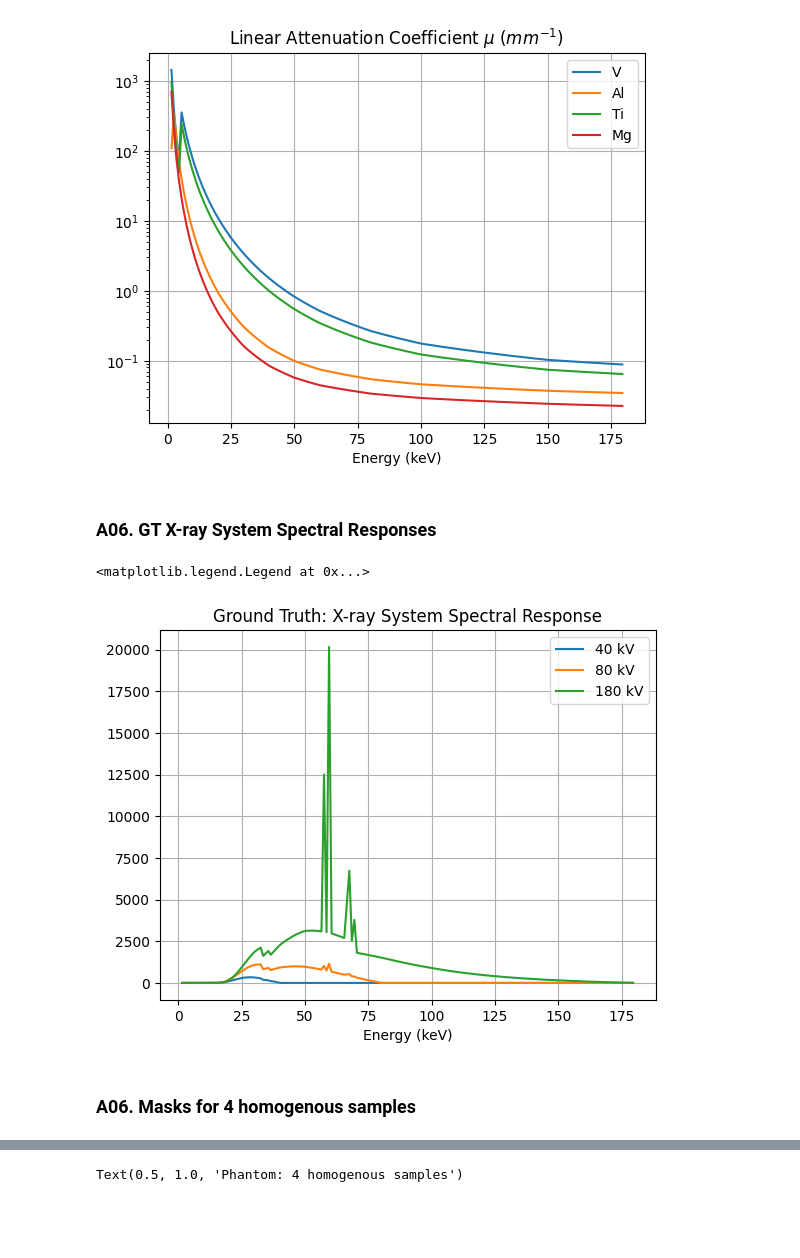
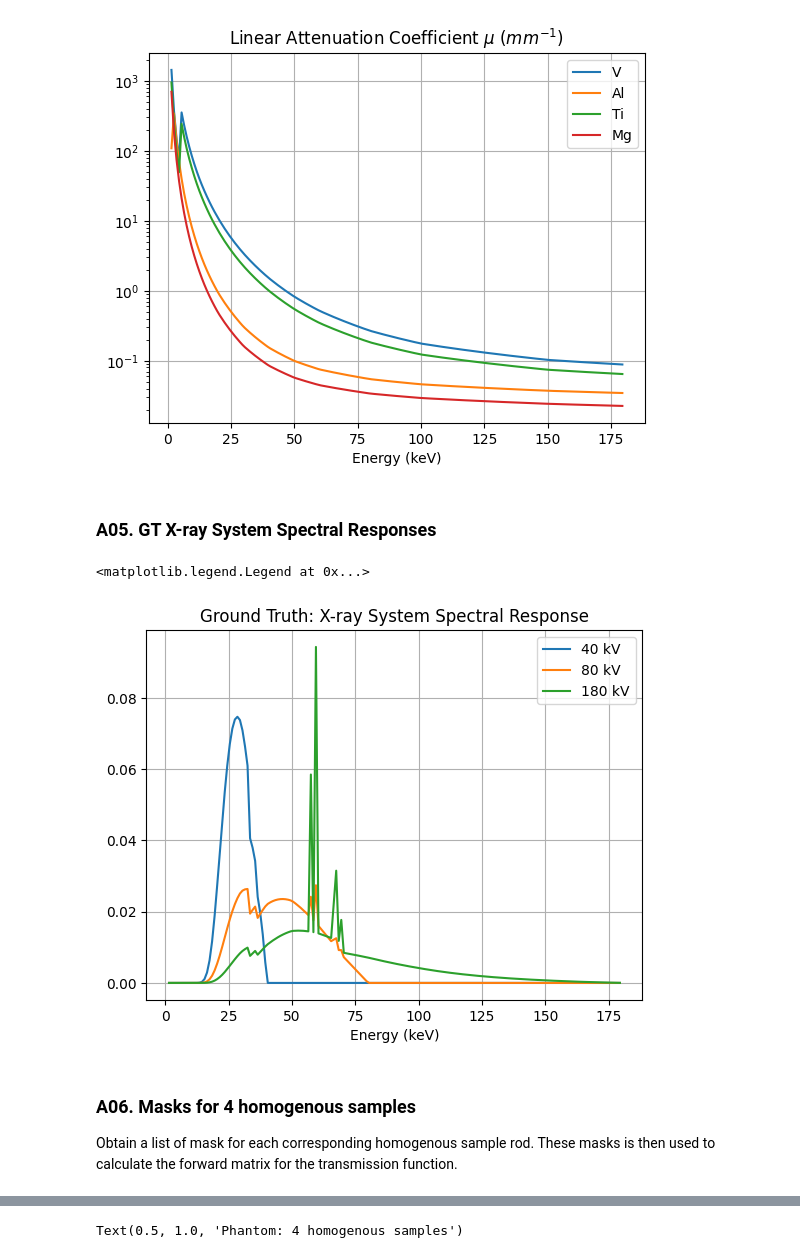
Before and after one commit to cabouman/xcal, a Jupyter notebook: examples/T01_MBSC_LEAP_RS_3Volt_1Filter_1Detector_4Sample.ipynb, the cells around one changed output, grey strips where cells are left out. Cells and saved outputs as stored; diff of their text form; code cells hidden in the pictures; blank space fills up the shorter version.

```diff
--- a/examples/T01_MBSC_LEAP_RS_3Volt_1Filter_1Detector_4Sample.ipynb
+++ b/examples/T01_MBSC_LEAP_RS_3Volt_1Filter_1Detector_4Sample.ipynb
@@ -54,28 +53,27 @@ import matplotlib.pyplot as plt
 
 max_simkV = 180 # keV
 takeoff_angle = 13 # degree
-voltage_list = [40, 80, 180]
-mas_list = [0.1,0.1,0.1]
+voltage_list = [40, 80, 180] # keV
+mas_list = [0.01,0.01,0.01] # Milliampere-seconds
 
-fltr_mat = 'Al'
-fltr_th = 3 # mm
+fltr_mat = 'Al' # filter material
+fltr_th = 3 # filter thickness in mm
 
-det_mat = 'CsI'
-det_density = 4.51 # g/cm^3
-det_th = 0.33 # mm
+det_mat = 'CsI' # scintillator material
+det_density = 4.51 # scintillator density g/cm^3
+det_th = 0.33 # scintillator thickness in mm
 
 sample_mats = ['V', 'Al', 'Ti', 'Mg']
-sample_h = 0.2 # mm
-sample_diameter = 0.5 # mm
+sample_radius = 0.5 # sample diameter in mm
 
 
 ct_info = {
     "Geometry": "Cone",
-    "SOD": 8,
-    "SDD": 15,
+    "SOD": 8, # mm
+    "SDD": 15,# mm
     "psize": [0.01875, 0.01875],  # Width and height in mm
     "rsize": [0.01, 0.01],
-    "Resolution": [50, 512],     # Rows and columns
+    "shape": [50, 512],     # Rows and columns
     "NViews": 128
 }
 # %% [markdown]
@@ -85,6 +129,4 @@ ct_info = {
 # %%
-import spekpy as sp
-
 max_simkV = max(voltage_list)
 takeoff_angle = 13
 
@@ -96,11 +138,19 @@ gt_src_spec_list = []
 
 for case_i, simkV in enumerate(voltage_list):
     # Generate the X-ray spectrum model with Spekpy for each voltage.
-    s = sp.Spek(kvp=simkV, th=takeoff_angle, dk=1, z=ct_info['SDD'], mas=mas_list[case_i], char=True)
+    # kvp is source voltage
+    # th is anode angle
+    # dk is energy bin size
+    # z is focus-to-detector distance [cm], use source-detector distance instead and convert mm to cm.
+    # mas is current-time product mA*s
+    # char=True requests characteristic x rays.
+    s = sp.Spek(kvp=simkV, th=takeoff_angle, dk=1, z=ct_info['SDD']/10, mas=mas_list[case_i], char=True)
+
+    # Return data at the mid of a bin or the edges of a bin.
     k, phi_k = s.get_spectrum(edges=False)  # Retrieve energy bins and fluence spectrum [Photons cm^-2 keV^-1]
 
     # Adjust the fluence for the detector pixel area.
-    phi_k = phi_k * ((ct_info['psize'][0] / 10) * (ct_info['psize'][1] / 10))  # Convert pixel size from mm² to cm²
+    phi_k = phi_k * ((ct_info['psize'][0] / 10) * (ct_info['psize'][1] / 10))  # Convert pixel size from cm² to mm²
 
     # Initialize a zero-filled spectrum array with length max_simkV.
     src_spec = np.zeros(max_simkV-1)
@@ -118,7 +168,7 @@ for src_i, gt_src_spec in enumerate(gt_src_spec_list):
 
 plt.title('Ground Truth Source Spectra')
 plt.xlabel('Energy (keV)')
-plt.ylabel('Photons per pixel [$cm^{-2}$ $keV^{-1}$]')
+plt.ylabel('Photons per pixel [$mm^{-2}$ $keV^{-1}$]')
 plt.grid()
 plt.legend()
 # %% [output]
@@ -178,18 +257,21 @@ plt.legend()
 <matplotlib.legend.Legend at 0x...>
 [figure]
 # %% [markdown]
-### A06. GT X-ray System Spectral Responses
+### A05. GT X-ray System Spectral Responses
 # %%
 gt_spec_list = [gt_source * gt_fltr  * gt_det for gt_source in gt_src_spec_list]
 for spec_i, gt_spec in enumerate(gt_spec_list):
-    plt.plot(energies, gt_spec, label='%d kV'%voltage_list[spec_i])
+    plt.plot(energies, gt_spec/np.trapz(gt_spec,energies), label='%d kV'%voltage_list[spec_i])
 plt.legend()
 plt.title('Ground Truth: X-ray System Spectral Response')
 plt.xlabel('Energy (keV)')
 plt.grid()
 plt.legend()
 # %% [output]
 <matplotlib.legend.Legend at 0x...>
-[figure, old version]
+[figure, new version]
 # %% [markdown]
 ### A06. Masks for 4 homogenous samples
+
+Obtain a list of mask for each corresponding homogenous sample rod.
+These masks is then used to calculate the forward matrix for the transmission function.
```
Also changed, not shown: parts of 34 cells of this notebook, 1 other file.
